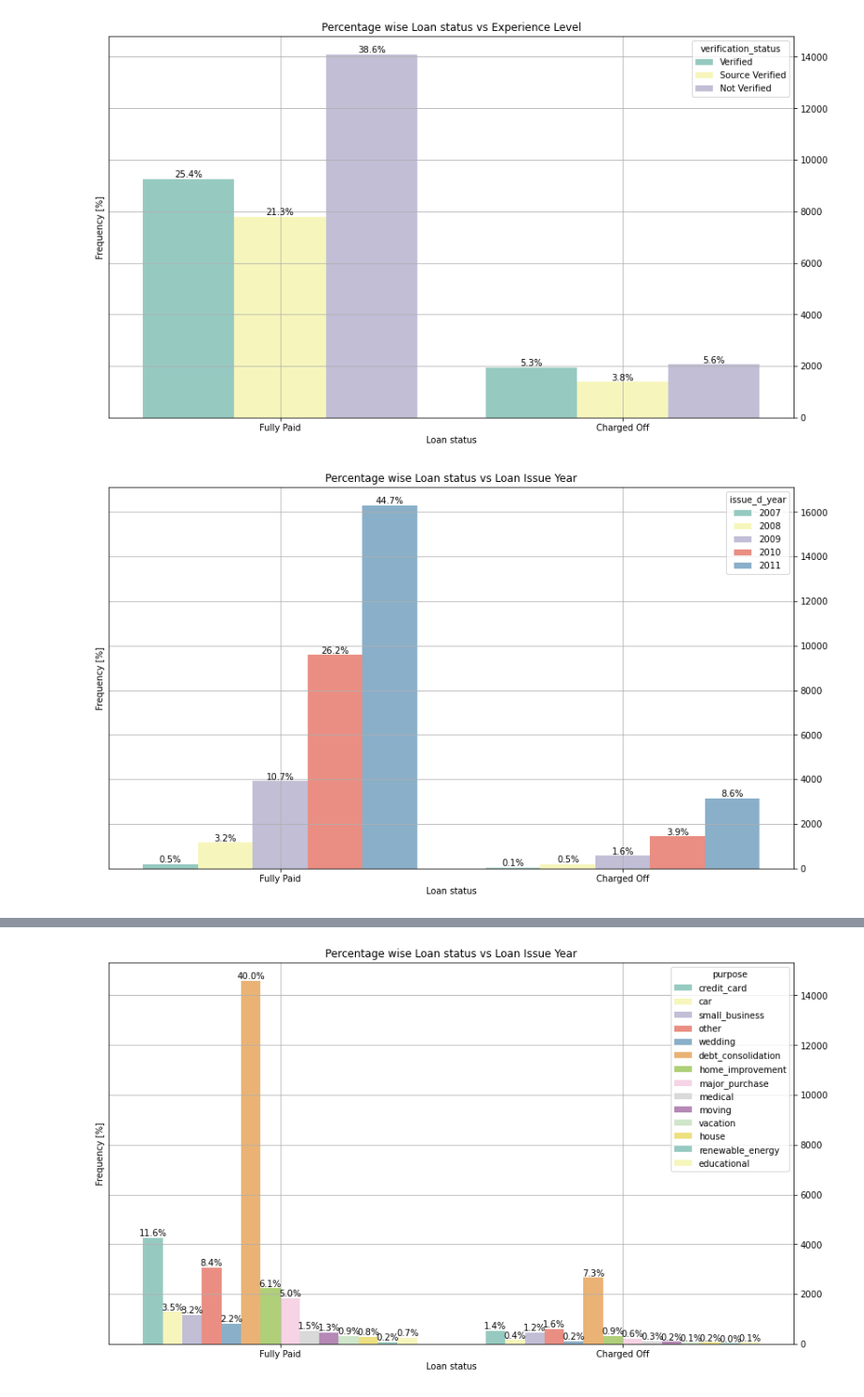
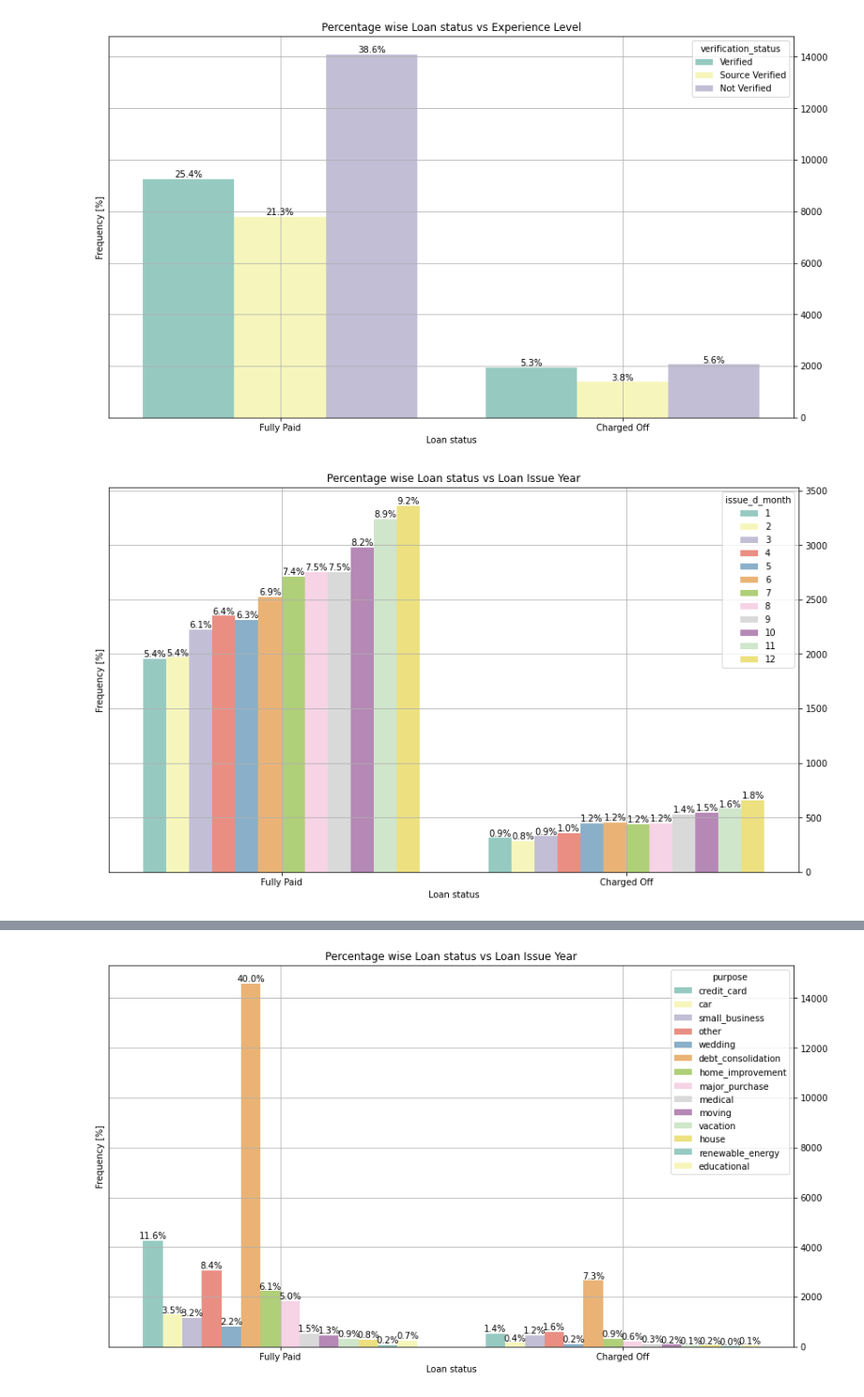
Before and after one commit to rahul2july/lendingclubcasestudy, a Jupyter notebook: rahulgupta.ipynb, the cells around one changed output, grey strips where cells are left out. Shown at 94% size. Drawn from its saved outputs; the diff is of its cells as text; code cells hidden in the pictures.

```diff
--- a/rahulgupta.ipynb
+++ b/rahulgupta.ipynb
@@ -479,9 +485,11 @@ plt_graph(loan_df, "loan_status",'Loan status','Percentage wise Loan status vs E
 # %% [output]
 [figure]
 # %%
-# Analyzing Loan Issue Year for charged off vs Fully paid
-plt_graph(loan_df, "loan_status",'Loan status','Percentage wise Loan status vs Loan Issue Year','issue_d_year')
+# Analyzing Loan Issue Month for charged off vs Fully paid
+plt_graph(loan_df, "loan_status",'Loan status','Percentage wise Loan status vs Loan Issue Year','issue_d_month')
 
 # Analysis
+# We see issue_d_month is positively correlated with both Charged off and Fully Paid.
+# We also see if issue_d_month is either Dec or Nov then chances of becoming defaulter is higher.
 # %% [output]
-[figure, old version]
+[figure, new version]
```
Also changed, not shown: parts of 19 cells of this notebook.
